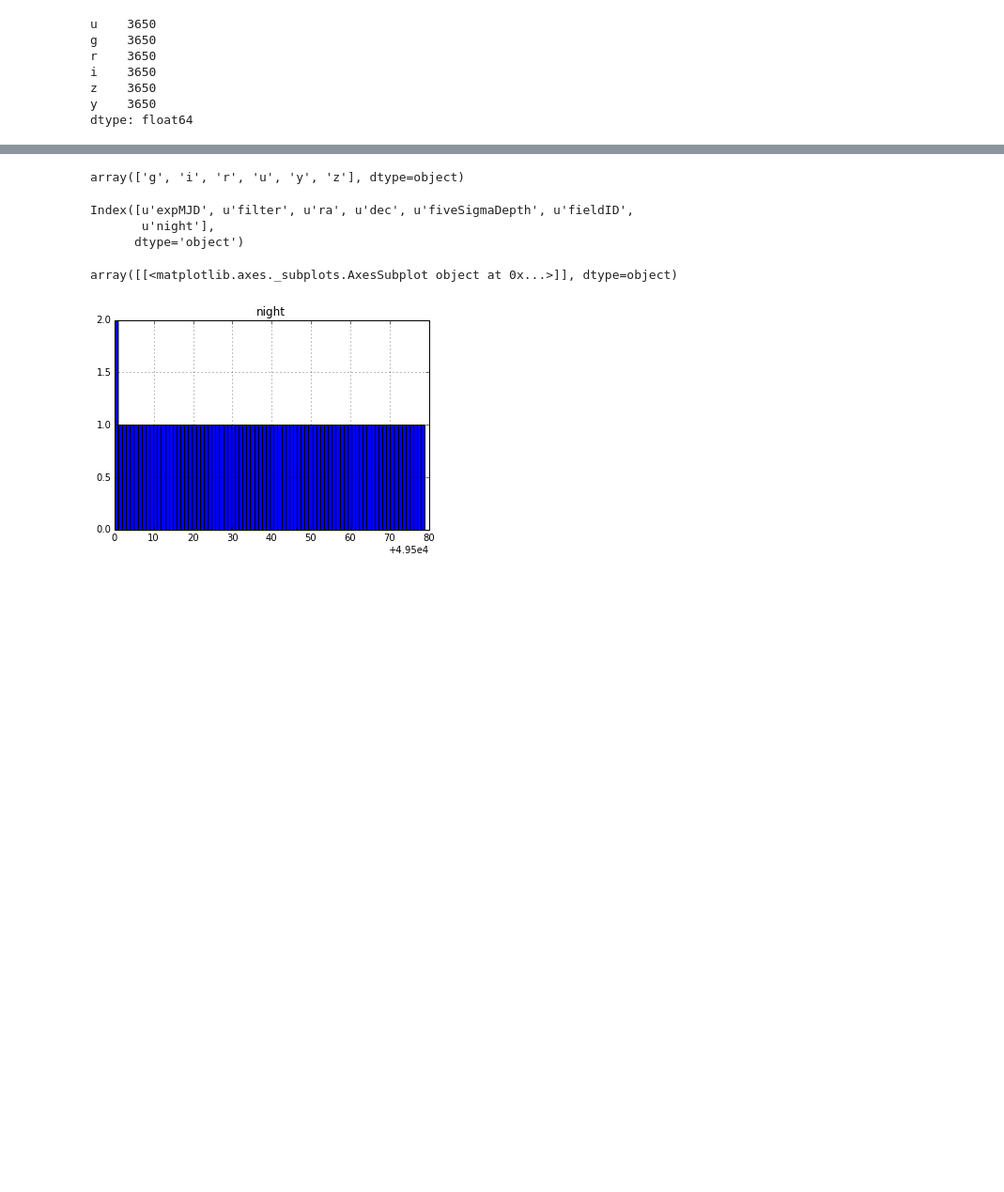
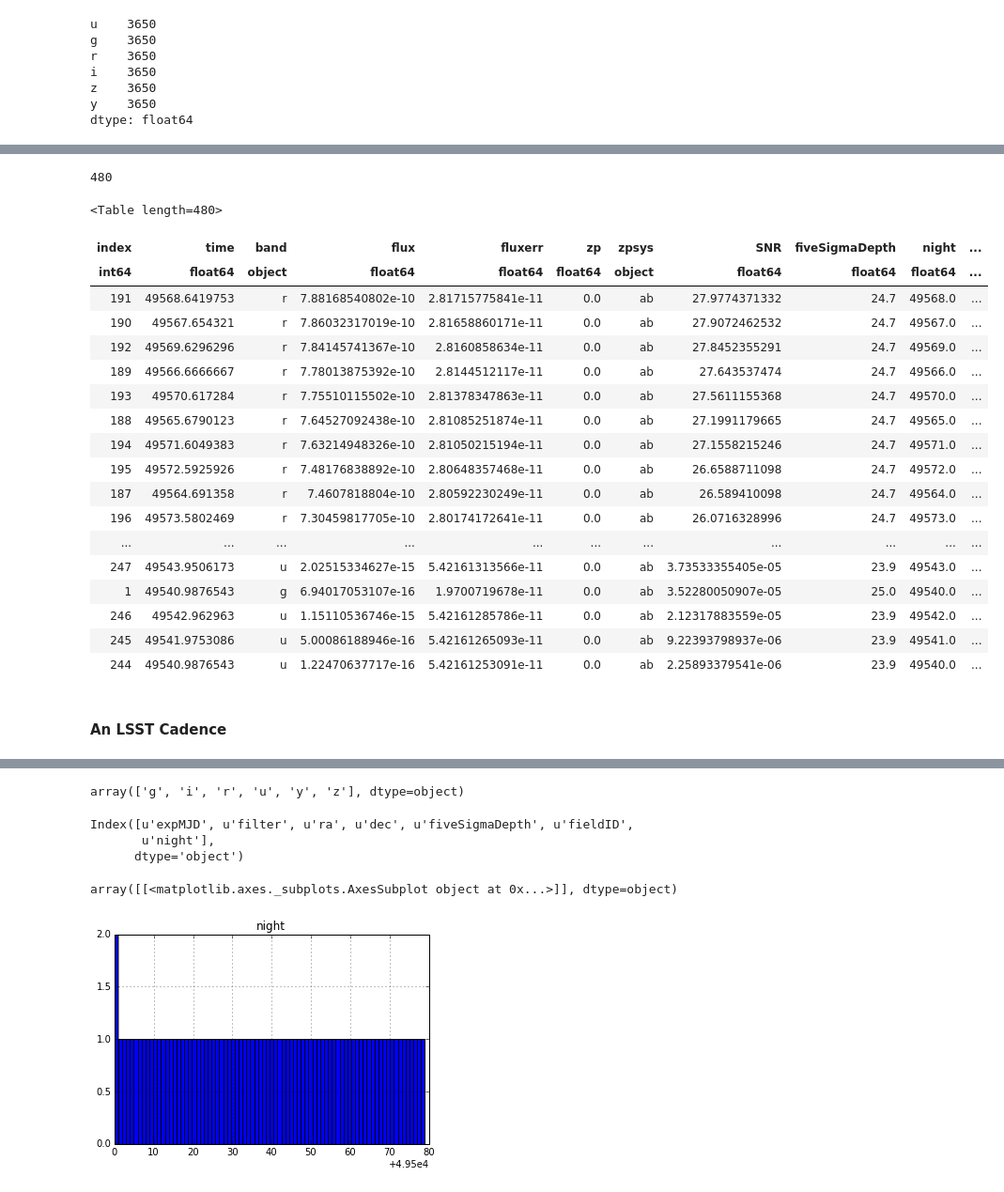
Before and after one commit to rbiswas4/Cadence, a Jupyter notebook: examples/using_gedankenLSST.ipynb, the cells around one changed output, grey strips where cells are left out. Shown at 94% size. Saved outputs shown, nothing was run; the diff lists cells and outputs as text; code cells hidden in the pictures; blank space fills up the shorter version.

```diff
--- a/examples/using_gedankenLSST.ipynb
+++ b/examples/using_gedankenLSST.ipynb
@@ -70,0 +175,26 @@ sn = gedankenLSST.GSN_Obs(mjd_center=49530., lsstrequirements=lsstchar)
+# %%
+# the same light curves in a format where we can easily fit
+snDaily.SNCosmoLC()
+# %% [output]
+480
+<Table length=480>
+| index | time | band | flux | fluxerr | zp | zpsys | SNR | fiveSigmaDepth | night | ... |
+| int64 | float64 | object | float64 | float64 | float64 | object | float64 | float64 | float64 | ... |
+| 191 | 49568.6419753 | r | 7.88168540802e-10 | 2.81715775841e-11 | 0.0 | ab | 27.9774371332 | 24.7 | 49568.0 | ... |
+| 190 | 49567.654321 | r | 7.86032317019e-10 | 2.81658860171e-11 | 0.0 | ab | 27.9072462532 | 24.7 | 49567.0 | ... |
+| 192 | 49569.6296296 | r | 7.84145741367e-10 | 2.8160858634e-11 | 0.0 | ab | 27.8452355291 | 24.7 | 49569.0 | ... |
+| 189 | 49566.6666667 | r | 7.78013875392e-10 | 2.8144512117e-11 | 0.0 | ab | 27.643537474 | 24.7 | 49566.0 | ... |
+| 193 | 49570.617284 | r | 7.75510115502e-10 | 2.81378347863e-11 | 0.0 | ab | 27.5611155368 | 24.7 | 49570.0 | ... |
+| 188 | 49565.6790123 | r | 7.64527092438e-10 | 2.81085251874e-11 | 0.0 | ab | 27.1991179665 | 24.7 | 49565.0 | ... |
+| 194 | 49571.6049383 | r | 7.63214948326e-10 | 2.81050215194e-11 | 0.0 | ab | 27.1558215246 | 24.7 | 49571.0 | ... |
+| 195 | 49572.5925926 | r | 7.48176838892e-10 | 2.80648357468e-11 | 0.0 | ab | 26.6588711098 | 24.7 | 49572.0 | ... |
+| 187 | 49564.691358 | r | 7.4607818804e-10 | 2.80592230249e-11 | 0.0 | ab | 26.589410098 | 24.7 | 49564.0 | ... |
+| 196 | 49573.5802469 | r | 7.30459817705e-10 | 2.80174172641e-11 | 0.0 | ab | 26.0716328996 | 24.7 | 49573.0 | ... |
+| ... | ... | ... | ... | ... | ... | ... | ... | ... | ... | ... |
+| 247 | 49543.9506173 | u | 2.02515334627e-15 | 5.42161313566e-11 | 0.0 | ab | 3.73533355405e-05 | 23.9 | 49543.0 | ... |
+| 1 | 49540.9876543 | g | 6.94017053107e-16 | 1.9700719678e-11 | 0.0 | ab | 3.52280050907e-05 | 25.0 | 49540.0 | ... |
+| 246 | 49542.962963 | u | 1.15110536746e-15 | 5.42161285786e-11 | 0.0 | ab | 2.12317883559e-05 | 23.9 | 49542.0 | ... |
+| 245 | 49541.9753086 | u | 5.00086188946e-16 | 5.42161265093e-11 | 0.0 | ab | 9.22393798937e-06 | 23.9 | 49541.0 | ... |
+| 244 | 49540.9876543 | u | 1.22470637717e-16 | 5.42161253091e-11 | 0.0 | ab | 2.25893379541e-06 | 23.9 | 49540.0 | ... |
+# %% [markdown]
+#### An LSST Cadence
```
Also changed, not shown: parts of 37 cells of this notebook.
